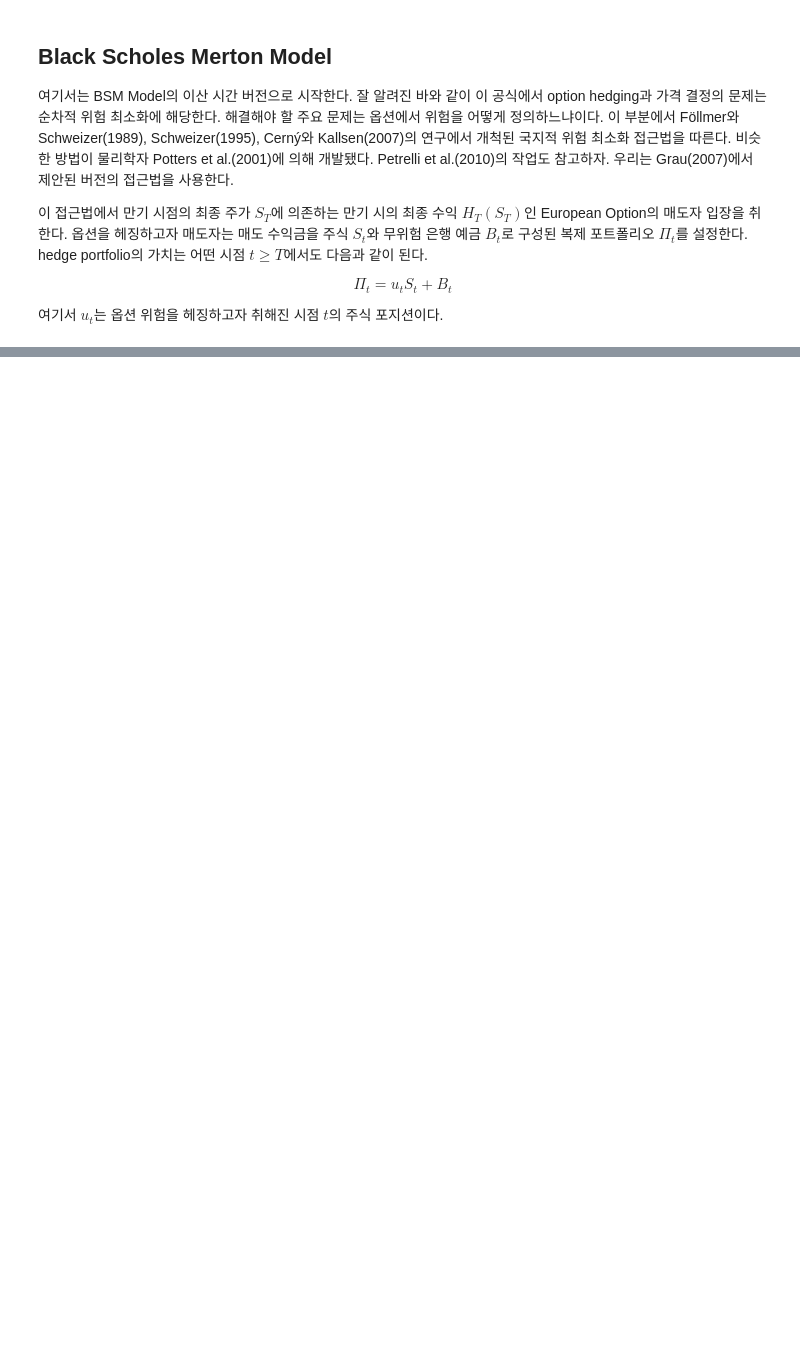
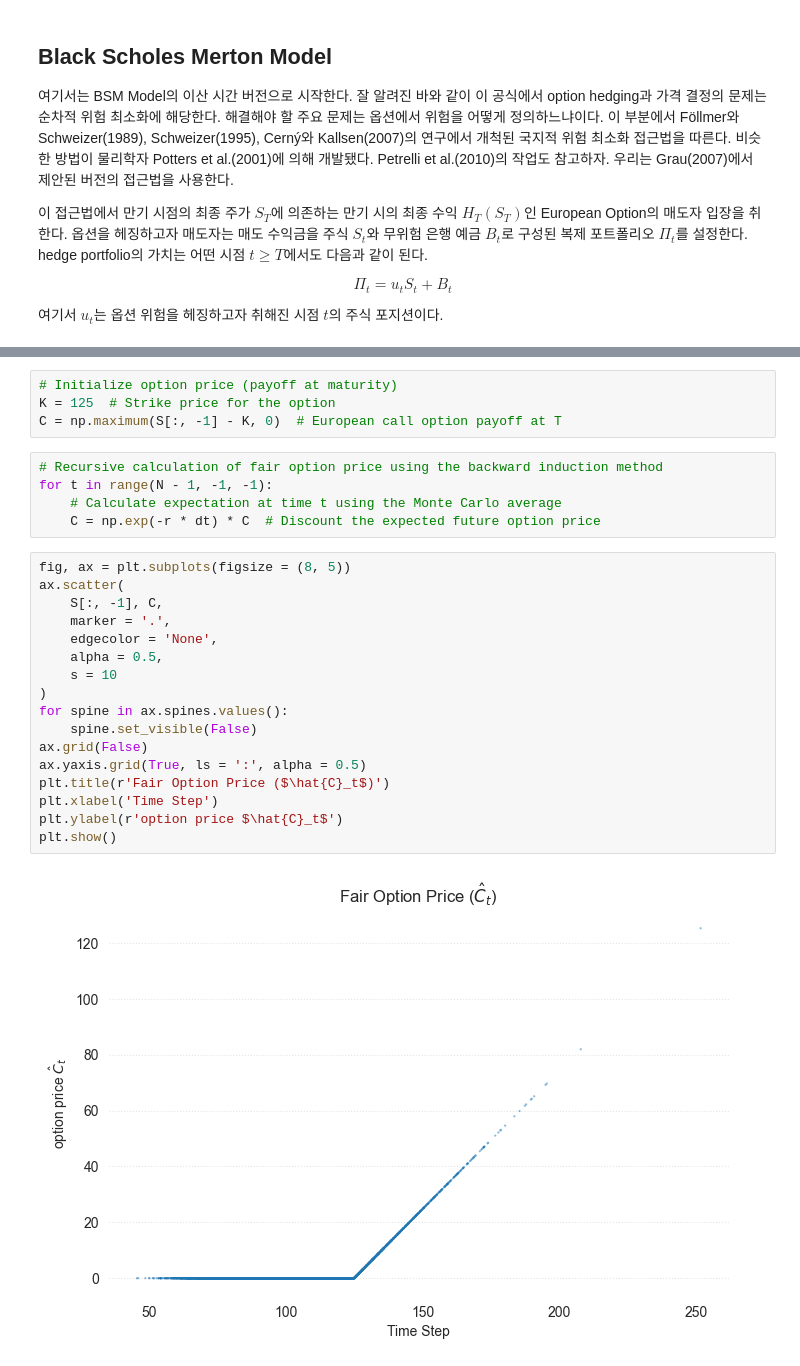
Before and after one commit to Tommylee1013/FinancialDeepLearning, a Jupyter notebook: Notes/ReinforcementLearning/BlackScholesMertonModel.ipynb, the cells around one changed output, grey strips where cells are left out. Cells and saved outputs as stored; diff of their text form; blank space fills up the shorter version.

```diff
--- a/Notes/ReinforcementLearning/BlackScholesMertonModel.ipynb
+++ b/Notes/ReinforcementLearning/BlackScholesMertonModel.ipynb
@@ -10,0 +187,28 @@ $$\Pi_t = u_t S_t + B_t$$
+# %%
+# Initialize option price (payoff at maturity)
+K = 125  # Strike price for the option
+C = np.maximum(S[:, -1] - K, 0)  # European call option payoff at T
+# %%
+# Recursive calculation of fair option price using the backward induction method
+for t in range(N - 1, -1, -1):
+    # Calculate expectation at time t using the Monte Carlo average
+    C = np.exp(-r * dt) * C  # Discount the expected future option price
+# %%
+fig, ax = plt.subplots(figsize = (8, 5))
+ax.scatter(
+    S[:, -1], C,
+    marker = '.',
+    edgecolor = 'None',
+    alpha = 0.5,
+    s = 10
+)
+for spine in ax.spines.values():
+    spine.set_visible(False)
+ax.grid(False)
+ax.yaxis.grid(True, ls = ':', alpha = 0.5)
+plt.title(r'Fair Option Price ($\hat{C}_t$)')
+plt.xlabel('Time Step')
+plt.ylabel(r'option price $\hat{C}_t$')
+plt.show()
+# %% [output]
+[figure, added]
```
Also changed, not shown: parts of 16 cells of this notebook, 1 other file.
